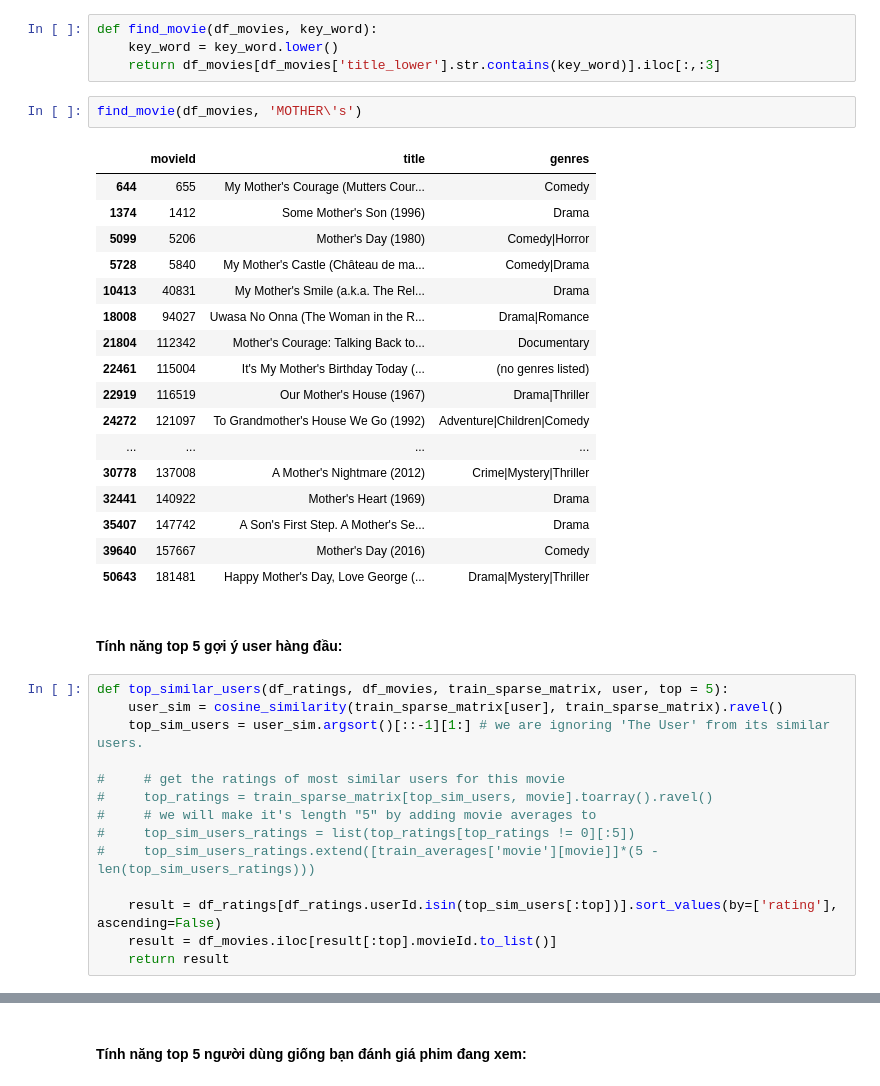
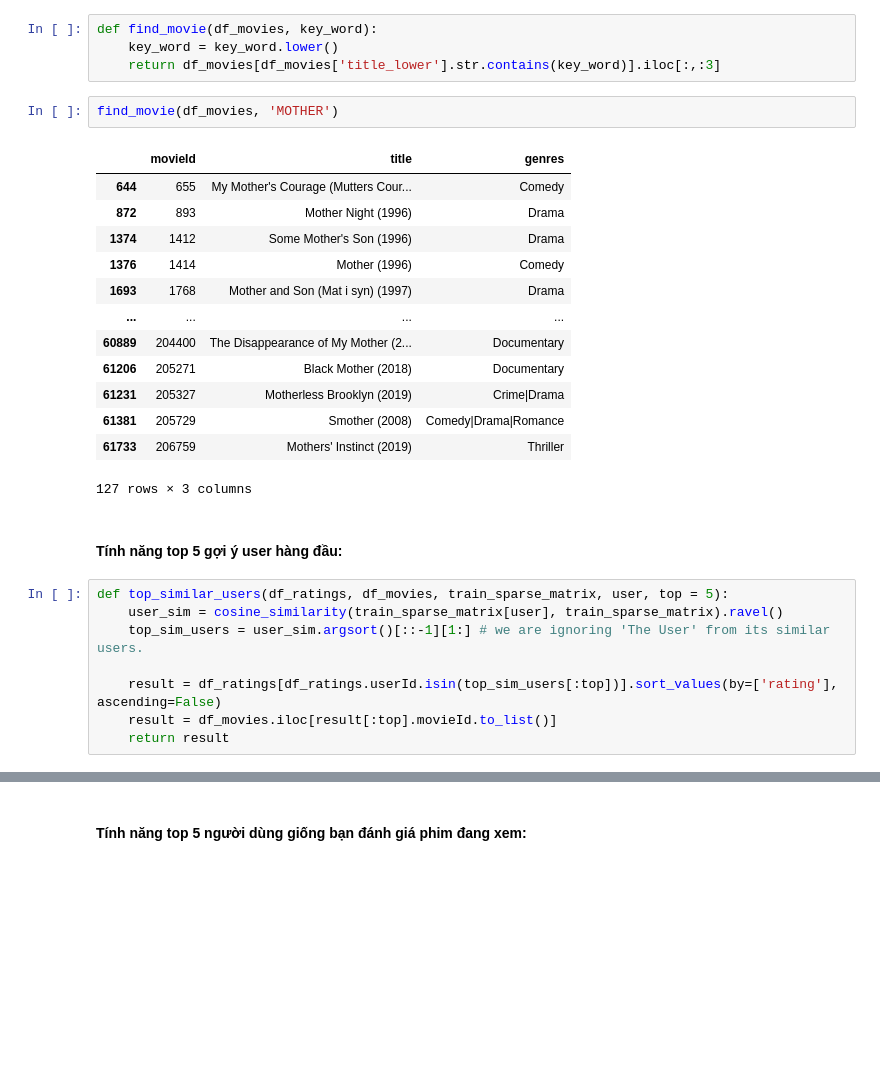
Before and after one commit to bason1999qn/Movie_Recommender_Systems, a Jupyter notebook: By_Spark.ipynb, the cells around one changed output, grey strips where cells are left out. Saved outputs shown, nothing was run; the diff lists cells and outputs as text; blank space fills up the shorter version.

```diff
--- a/By_Spark.ipynb
+++ b/By_Spark.ipynb
@@ -146,25 +217,21 @@ def find_movie(df_movies, key_word):
     key_word = key_word.lower()
     return df_movies[df_movies['title_lower'].str.contains(key_word)].iloc[:,:3]
 # %%
-find_movie(df_movies, 'MOTHER\'s')
+find_movie(df_movies, 'MOTHER')
 # %% [output]
 |  | movieId | title | genres |
 | 644 | 655 | My Mother's Courage (Mutters Cour... | Comedy |
+| 872 | 893 | Mother Night (1996) | Drama |
 | 1374 | 1412 | Some Mother's Son (1996) | Drama |
-| 5099 | 5206 | Mother's Day (1980) | Comedy|Horror |
-| 5728 | 5840 | My Mother's Castle (Château de ma... | Comedy|Drama |
-| 10413 | 40831 | My Mother's Smile (a.k.a. The Rel... | Drama |
-| 18008 | 94027 | Uwasa No Onna (The Woman in the R... | Drama|Romance |
-| 21804 | 112342 | Mother's Courage: Talking Back to... | Documentary |
-| 22461 | 115004 | It's My Mother's Birthday Today (... | (no genres listed) |
-| 22919 | 116519 | Our Mother's House (1967) | Drama|Thriller |
-| 24272 | 121097 | To Grandmother's House We Go (1992) | Adventure|Children|Comedy |
+| 1376 | 1414 | Mother (1996) | Comedy |
+| 1693 | 1768 | Mother and Son (Mat i syn) (1997) | Drama |
 | ... | ... | ... | ... |
-| 30778 | 137008 | A Mother's Nightmare (2012) | Crime|Mystery|Thriller |
-| 32441 | 140922 | Mother's Heart (1969) | Drama |
-| 35407 | 147742 | A Son's First Step. A Mother's Se... | Drama |
-| 39640 | 157667 | Mother's Day (2016) | Comedy |
-| 50643 | 181481 | Happy Mother's Day, Love George (... | Drama|Mystery|Thriller |
+| 60889 | 204400 | The Disappearance of My Mother (2... | Documentary |
+| 61206 | 205271 | Black Mother (2018) | Documentary |
+| 61231 | 205327 | Motherless Brooklyn (2019) | Crime|Drama |
+| 61381 | 205729 | Smother (2008) | Comedy|Drama|Romance |
+| 61733 | 206759 | Mothers' Instinct (2019) | Thriller |
+127 rows × 3 columns
 # %% [markdown]
 #### Tính năng top 5 gợi ý user hàng đầu:
 # %%
@@ -172,12 +239,6 @@ def top_similar_users(df_ratings, df_movies, train_sparse_matrix, user, top = 5)
     user_sim = cosine_similarity(train_sparse_matrix[user], train_sparse_matrix).ravel()
     top_sim_users = user_sim.argsort()[::-1][1:] # we are ignoring 'The User' from its similar users.
 
-#     # get the ratings of most similar users for this movie
-#     top_ratings = train_sparse_matrix[top_sim_users, movie].toarray().ravel()
-#     # we will make it's length "5" by adding movie averages to
-#     top_sim_users_ratings = list(top_ratings[top_ratings != 0][:5])
-#     top_sim_users_ratings.extend([train_averages['movie'][movie]]*(5 -len(top_sim_users_ratings)))
-
     result = df_ratings[df_ratings.userId.isin(top_sim_users[:top])].sort_values(by=['rating'], ascending=False)
     result = df_movies.iloc[result[:top].movieId.to_list()]
     return result
```
Also changed, not shown: parts of 11 cells of this notebook.
